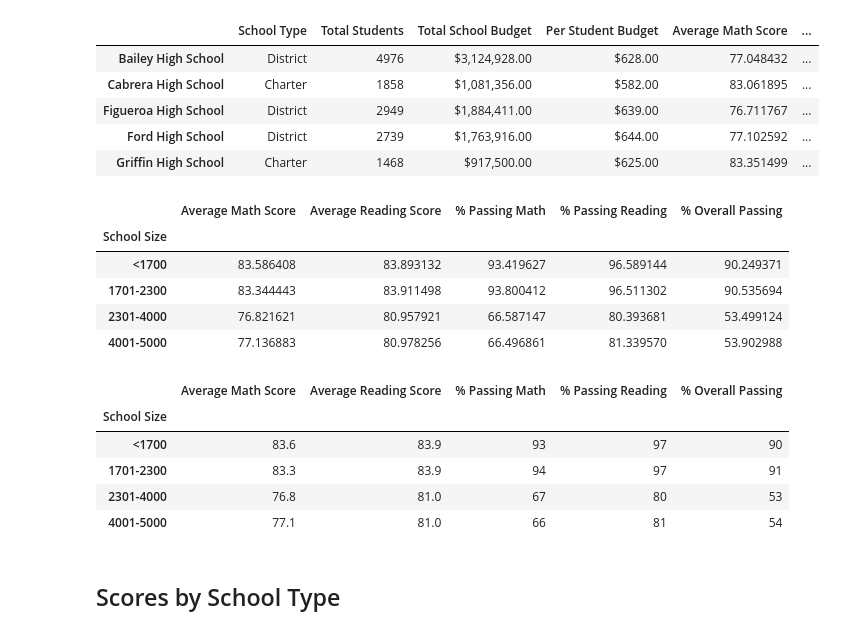
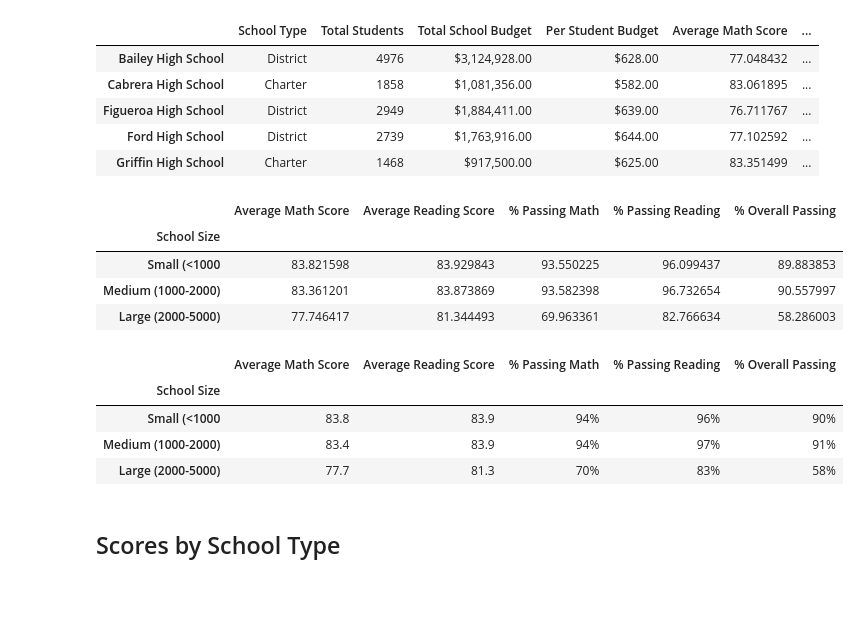
Before and after one commit to ed12rivera/School_District_Analysis, a Jupyter notebook: PyCitySchools_Challenge.ipynb, the cells around one changed output. Drawn from its saved outputs; the diff is of its cells as text; code cells hidden in the pictures; blank space fills up the shorter version.

```diff
--- a/PyCitySchools_Challenge.ipynb
+++ b/PyCitySchools_Challenge.ipynb
@@ -520,7 +499,7 @@ spending_bins = [0, 585, 630, 645, 660]
 bin_names = ["<$585", "$586-630", "$631-645", "$646-660"]
 
 # Categorize spending based on the bins.
-per_school_summary_df["Spending Ranges (Per Student)"] = pd.cut(per_school_capita, spending_bins, labels=group_names)
+per_school_summary_df["Spending Ranges (Per Student)"] = pd.cut(per_school_capita, spending_bins, labels=bin_names)
 per_school_summary_df.head()
 # %% [output]
 |  | School Type | Total Students | Total School Budget | Per Student Budget | Average Math Score | ... |
@@ -574,8 +553,8 @@ spending_scores_df
 # %%
 # Establish the bins.
 per_school_summary_df["Total Students"].sort_values()
-size_bins = [0, 1700, 2300, 4000, 5000]
-bin_names = ["<1700", "1701-2300", "2301-4000", "4001-5000"]
+size_bins = [0, 1000, 2000, 5000]
+bin_names = ["Small (<1000", "Medium (1000-2000)", "Large (2000-5000)"]
 
 # Categorize spending based on the bins.
 per_school_summary_df["School Size"] = pd.cut(per_school_summary_df["Total Students"], size_bins, labels=bin_names)
@@ -608,26 +587,24 @@ size_df
 # %% [output]
 |  | Average Math Score | Average Reading Score | % Passing Math | % Passing Reading | % Overall Passing |
 | School Size |  |  |  |  |  |
-| <1700 | 83.586408 | 83.893132 | 93.419627 | 96.589144 | 90.249371 |
-| 1701-2300 | 83.344443 | 83.911498 | 93.800412 | 96.511302 | 90.535694 |
-| 2301-4000 | 76.821621 | 80.957921 | 66.587147 | 80.393681 | 53.499124 |
-| 4001-5000 | 77.136883 | 80.978256 | 66.496861 | 81.339570 | 53.902988 |
+| Small (<1000 | 83.821598 | 83.929843 | 93.550225 | 96.099437 | 89.883853 |
+| Medium (1000-2000) | 83.361201 | 83.873869 | 93.582398 | 96.732654 | 90.557997 |
+| Large (2000-5000) | 77.746417 | 81.344493 | 69.963361 | 82.766634 | 58.286003 |
 # %%
 # Format the DataFrame
 size_df["Average Math Score"] = size_df["Average Math Score"].map("{:.1f}".format)
 size_df["Average Reading Score"] = size_df["Average Reading Score"].map("{:.1f}".format)
-size_df["% Passing Math"] = size_df["% Passing Math"].map("{:.0f}".format)
-size_df["% Passing Reading"] = size_df["% Passing Reading"].map("{:.0f}".format)
-size_df["% Overall Passing"] = size_df["% Overall Passing"].map("{:.0f}".format)
+size_df["% Passing Math"] = size_df["% Passing Math"].map("{:.1f}%".format)
+size_df["% Passing Reading"] = size_df["% Passing Reading"].map("{:.1f}%".format)
+size_df["% Overall Passing"] = size_df["% Overall Passing"].map("{:.1f}%".format)
 
 size_df
 # %% [output]
 |  | Average Math Score | Average Reading Score | % Passing Math | % Passing Reading | % Overall Passing |
 | School Size |  |  |  |  |  |
-| <1700 | 83.6 | 83.9 | 93 | 97 | 90 |
-| 1701-2300 | 83.3 | 83.9 | 94 | 97 | 91 |
-| 2301-4000 | 76.8 | 81.0 | 67 | 80 | 53 |
-| 4001-5000 | 77.1 | 81.0 | 66 | 81 | 54 |
+| Small (<1000 | 83.8 | 83.9 | 94% | 96% | 90% |
+| Medium (1000-2000) | 83.4 | 83.9 | 94% | 97% | 91% |
+| Large (2000-5000) | 77.7 | 81.3 | 70% | 83% | 58% |
 # %% [markdown]
 ## Scores by School Type
 # %%
```
Also changed, not shown: parts of 5 cells of this notebook.
